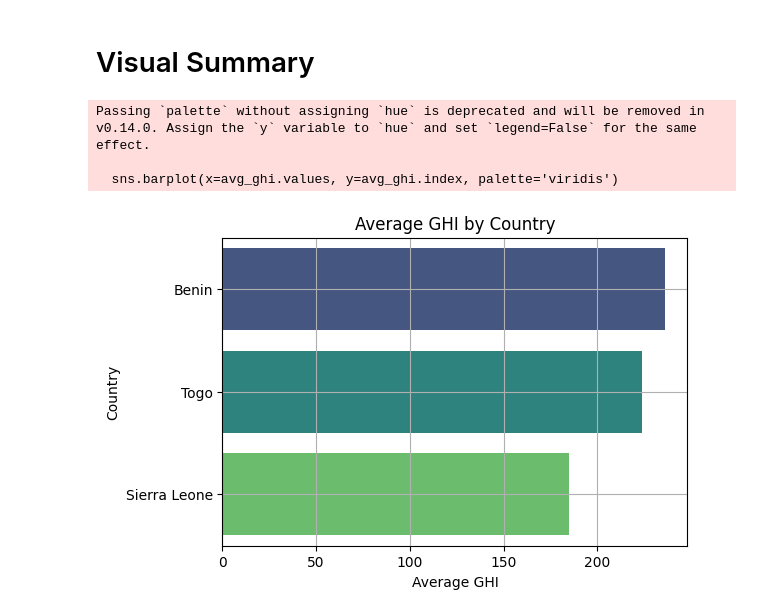
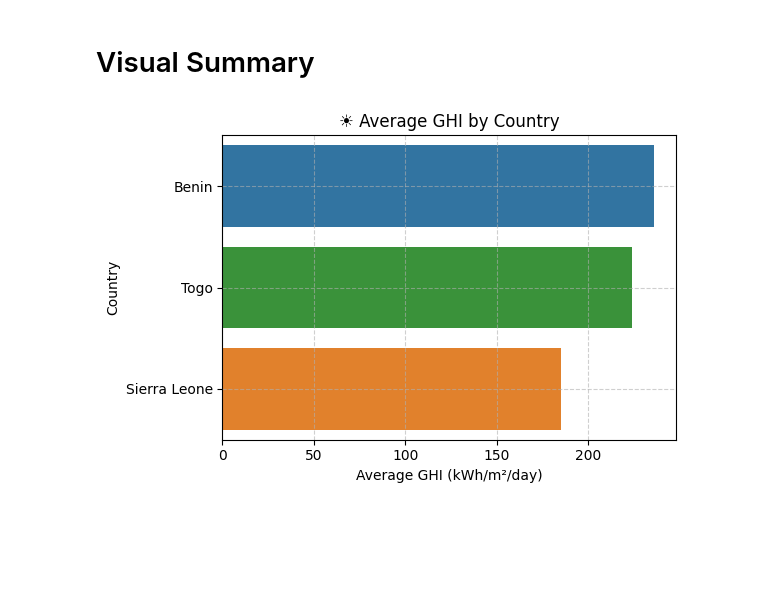
Before and after one commit to girmachew82/solar-challenge-week1, a Jupyter notebook: notebooks/compare_countries.ipynb, the cells around one changed output. Cells and saved outputs as stored; diff of their text form; code cells hidden in the pictures; blank space fills up the shorter version.

```diff
--- a/notebooks/compare_countries.ipynb
+++ b/notebooks/compare_countries.ipynb
@@ -104,17 +280,56 @@ Kruskal–Wallis p-value for GHI: 0.0
 # %% [markdown]
 # Visual Summary
 # %%
-# A small bar chart ranking countries by average GHI
-avg_ghi = df_all.groupby('Country')['GHI'].mean().sort_values(ascending=False)
+# Define custom color palette
+CUSTOM_PALETTE = {
+    'Benin': '#1f77b4',          # blue
+    'Sierra Leone': '#ff7f0e',   # orange
+    'Togo': '#2ca02c'            # green
+}
 
-plt.figure(figsize=(6, 4))
-sns.barplot(x=avg_ghi.values, y=avg_ghi.index, palette='viridis')
-plt.xlabel("Average GHI")
-plt.title("Average GHI by Country")
-plt.grid(True)
-plt.show()
+def plot_avg_ghi_bar_chart(df: pd.DataFrame, country_col: str = 'Country', ghi_col: str = 'GHI', palette: dict = CUSTOM_PALETTE):
+    """
+    Plots a horizontal bar chart showing the average Global Horizontal Irradiance (GHI) per country.
+
+    Parameters:
+    -----------
+    df : pd.DataFrame
+        The combined DataFrame containing the GHI values and country information.
+
+    country_col : str
+        Column name representing countries. Default is 'Country'.
+
+    ghi_col : str
+        Column name representing GHI values. Default is 'GHI'.
+
+    palette : dict
+        Custom color palette mapping countries to colors.
+    """
+
+    # Compute average GHI per country
+    avg_ghi = df.groupby(country_col)[ghi_col].mean().sort_values(ascending=False)
+    avg_ghi_df = avg_ghi.reset_index()
+
+    # Plotting
+    plt.figure(figsize=(6, 4))
+    sns.barplot(
+        x=ghi_col,
+        y=country_col,
+        data=avg_ghi_df,
+        hue=country_col,
+        palette=palette,
+        dodge=False,
+        legend=False
+    )
+
+    plt.xlabel("Average GHI (kWh/m²/day)")
+    plt.title("☀️ Average GHI by Country")
+    plt.grid(True, linestyle='--', alpha=0.6)
+    plt.tight_layout()
+    plt.show()
+
+
+# === Call the function === #
+plot_avg_ghi_bar_chart(df_all)
 # %% [output]
-Passing `palette` without assigning `hue` is deprecated and will be removed in v0.14.0. Assign the `y` variable to `hue` and set `legend=False` for the same effect.
-
-  sns.barplot(x=avg_ghi.values, y=avg_ghi.index, palette='viridis')
-[figure, old version]
+[figure, new version]
```
Also changed, not shown: parts of 6 cells of this notebook, 1 other file.
